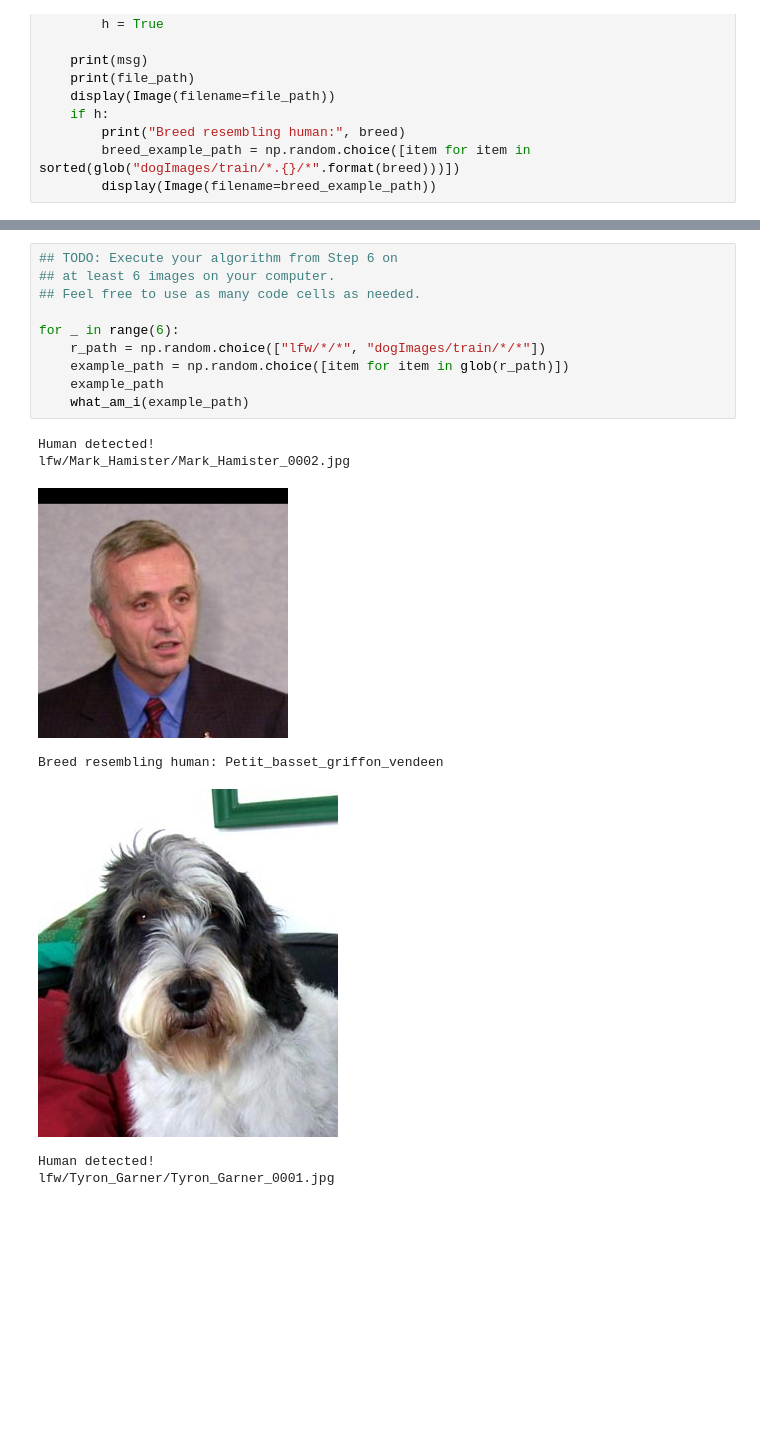
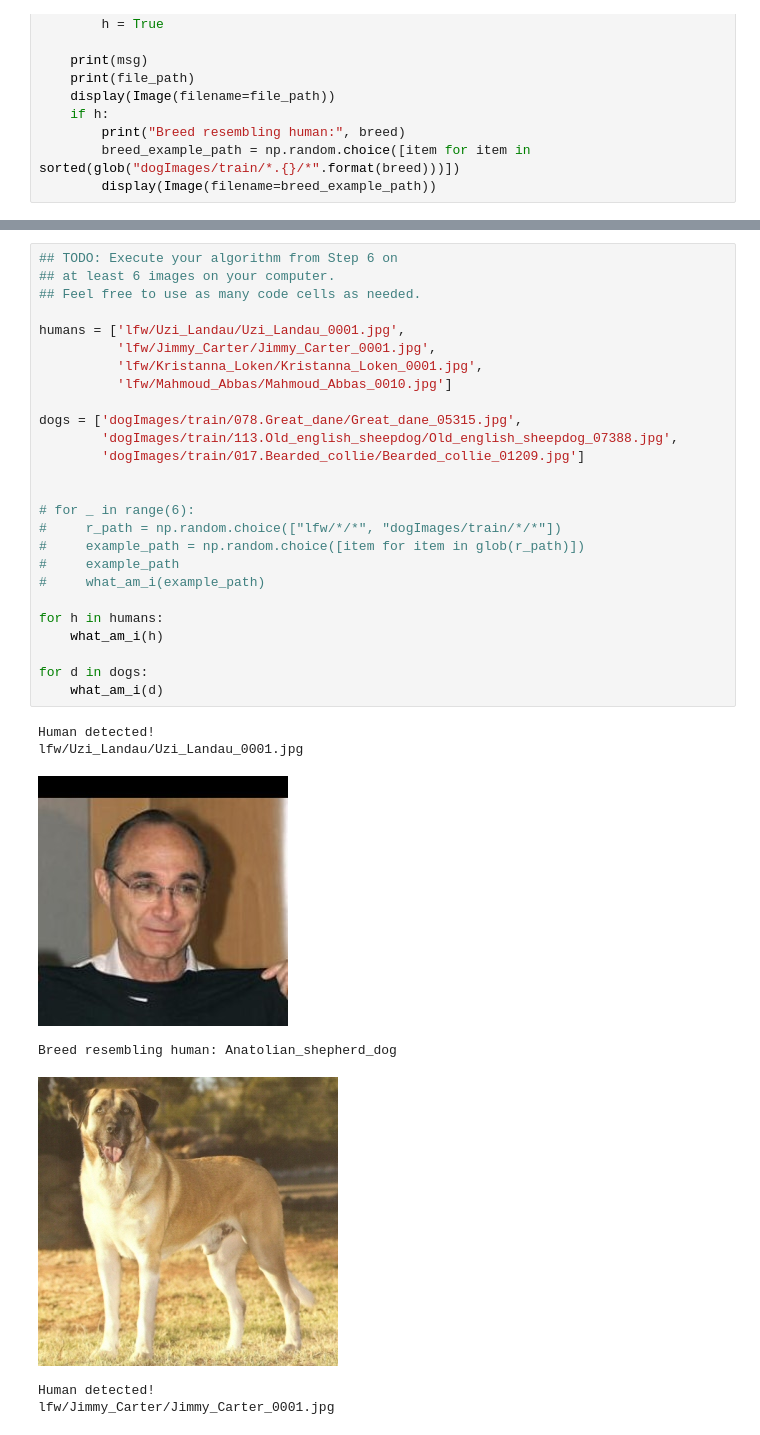
Before and after one commit to aberenyi73/dog-project, a Jupyter notebook: dog_app.ipynb, the cells around one changed output, grey strips where cells are left out. Drawn from its saved outputs; the diff is of its cells as text; blank space fills up the shorter version.

```diff
--- a/dog_app.ipynb
+++ b/dog_app.ipynb
@@ -835,18 +831,34 @@ __Answer:__
 # %%
 ## TODO: Execute your algorithm from Step 6 on
 ## at least 6 images on your computer.
 ## Feel free to use as many code cells as needed.
 
-for _ in range(6):
-    r_path = np.random.choice(["lfw/*/*", "dogImages/train/*/*"])
-    example_path = np.random.choice([item for item in glob(r_path)])
-    example_path
-    what_am_i(example_path)
+humans = ['lfw/Uzi_Landau/Uzi_Landau_0001.jpg',
+          'lfw/Jimmy_Carter/Jimmy_Carter_0001.jpg',
+          'lfw/Kristanna_Loken/Kristanna_Loken_0001.jpg',
+          'lfw/Mahmoud_Abbas/Mahmoud_Abbas_0010.jpg']
+
+dogs = ['dogImages/train/078.Great_dane/Great_dane_05315.jpg',
+        'dogImages/train/113.Old_english_sheepdog/Old_english_sheepdog_07388.jpg',
+        'dogImages/train/017.Bearded_collie/Bearded_collie_01209.jpg']
+
+
+# for _ in range(6):
+#     r_path = np.random.choice(["lfw/*/*", "dogImages/train/*/*"])
+#     example_path = np.random.choice([item for item in glob(r_path)])
+#     example_path
+#     what_am_i(example_path)
+
+for h in humans:
+    what_am_i(h)
+
+for d in dogs:
+    what_am_i(d)
 # %% [output]
 Human detected!
-lfw/Mark_Hamister/Mark_Hamister_0002.jpg
+lfw/Uzi_Landau/Uzi_Landau_0001.jpg
-[figure, old version]
+[figure, new version]
-Breed resembling human: Petit_basset_griffon_vendeen
+Breed resembling human: Anatolian_shepherd_dog
-[figure, old version]
+[figure, new version]
 Human detected!
-lfw/Tyron_Garner/Tyron_Garner_0001.jpg
+lfw/Jimmy_Carter/Jimmy_Carter_0001.jpg
```
Also changed, not shown: parts of 9 cells of this notebook, 2 other files.
